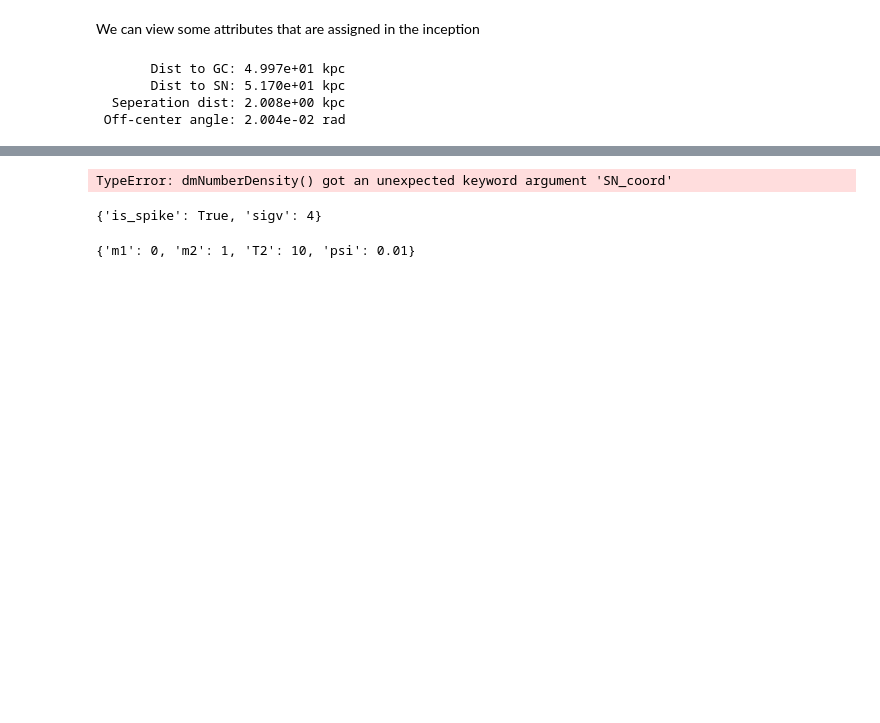
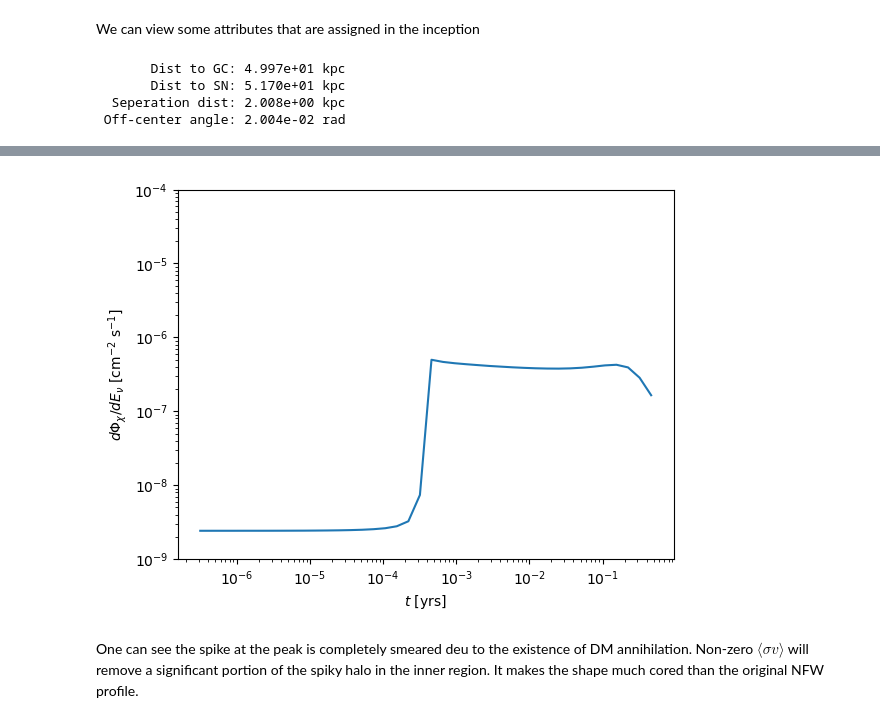
Before and after one commit to yenhsunlin/snorer, a Jupyter notebook: examples/tutorial.ipynb, the cells around one changed output, grey strips where cells are left out. Saved outputs shown, nothing was run; the diff lists cells and outputs as text; code cells hidden in the pictures; blank space fills up the shorter version.

```diff
--- a/examples/tutorial.ipynb
+++ b/examples/tutorial.ipynb
@@ -470,24 +492,24 @@ Note the event number is normalized to $N_e=1$ and $\sigma_{\chi e}=1~{\rm cm^2}
 ### 5.c Examples
 # %%
 # Evaluate SNv BDM flux from various position
-# Tx,mx=15,1e-3
-# Rstar=8.5
-# beta=0
-# _,tvan=snorer.get_tof(Tx,mx,8.5)
-# tList = np.logspace(1,np.log10(tvan),80)
+Tx,mx=15,1e-3
+Rstar=8.5
+beta=0
+_,tvan=snorer.get_tof(Tx,mx,8.5)
+tList = np.logspace(1,np.log10(tvan),80)
 
 # # multiprocessing, default is sigxv = 1e-45 cm^2
-# pool = mp.Pool(8)
-# BDMflux = pool.map(partial(snorer.flux,Tx=Tx,mx=mx,Rstar=Rstar,beta=beta,neval=18000),tList)
+pool = mp.Pool(8)
+BDMflux = pool.map(partial(snorer.flux,Tx=Tx,mx=mx,Rstar=Rstar,beta=beta,neval=18000),tList)
 
 # save data for later use
 #np.savetxt('BDMflux_mx_1keV_sigxv_1e-45_spike.txt', np.vstack((tList,BDMflux)).T,fmt='%.5e     %.5e', header='t [s]      flux [1/MeV/cm^2/s]')
 # load previously saved data
-BDMflux = np.loadtxt('BDMflux_mx_1keV_sigxv_1e-45_spike.txt').T
+#BDMflux = np.loadtxt('BDMflux_mx_1keV_sigxv_1e-45_spike.txt').T
 
 #　Make the plot
-#plt.plot(tList/snorer.constant.year2Seconds,BDMflux)
-plt.plot(BDMflux[0]/snorer.constant.year2Seconds,BDMflux[1])  # plot from loaded data
+plt.plot(tList/snorer.constant.year2Seconds,BDMflux)
+#plt.plot(BDMflux[0]/snorer.constant.year2Seconds,BDMflux[1])  # plot from loaded data
 plt.xscale('log')
 plt.yscale('log')
 plt.title(r'$m_\chi = 1$ keV and $\sigma_{\chi\nu}=10^{-45}$ cm$^2$')
@@ -763,10 +788,3 @@ tList = np.logspace(1,np.log10(tvan),40)
 # multiprocessing, default is sigxv = 1e-45 cm^2
 pool = mp.Pool(8)
 BDMflux_SN1987a = pool.map(partial(bdmSN1987a.flux,Tx=Tx,mx=mx,neval=18000),tList)
-
-# save data for later use
-#np.savetxt('BDMflux_mx_1keV_sigxv_1e-45_spike.txt', np.vstack((tList,BDMflux)).T,fmt='%.5e     %.5e', header='t [s]      flux [1/MeV/cm^2/s]')
-# load previously saved data
-#BDMflux = np.loadtxt('BDMflux_mx_1keV_sigxv_1e-45_spike.txt').T
-# %% [output]
-TypeError: dmNumberDensity() got an unexpected keyword argument 'SN_coord'
@@ -775,4 +790,0 @@ keys=list(bdmSN1987a.__dict__.items())
-# %%
-dict(keys[4:])
-# %% [output]
-{'is_spike': True, 'sigv': 4}
@@ -781,14 +791,14 @@ testn=snorer.Neutrino(1,10,0.01)
-# %%
-testn.__dict__
-# %% [output]
-{'m1': 0, 'm2': 1, 'T2': 10, 'psi': 0.01}
 # %%
 #　Make the plot
-#plt.plot(tList/snorer.constant.year2Seconds,BDMflux)
-plt.plot(BDMflux[0]/snorer.constant.year2Seconds,BDMflux[1])  # plot from loaded data
+plt.plot(tList/snorer.constant.year2Seconds,BDMflux_SN1987a)  # plot from loaded data
 plt.xscale('log')
 plt.yscale('log')
-plt.title(r'$m_\chi = 1$ keV and $\sigma_{\chi\nu}=10^{-45}$ cm$^2$')
+#plt.title(r'$m_\chi = 1$ keV and $\sigma_{\chi\nu}=10^{-45}$ cm$^2$')
 plt.xlabel(r'$t$ [yrs]')
 plt.ylabel(r'$d\Phi_\chi/dE_\nu$ [cm$^{-2}$ s$^{-1}$]')
+plt.ylim(1e-9,1e-4)
 plt.show()
+# %% [output]
+[figure, added]
+# %% [markdown]
+One can see the spike at the peak is completely smeared deu to the existence of DM annihilation. Non-zero $\langle \sigma v\rangle$ will remove a significant portion of the spiky halo in the inner region. It makes the shape much cored than the original NFW profile.
```
Also changed, not shown: parts of 14 cells of this notebook.
